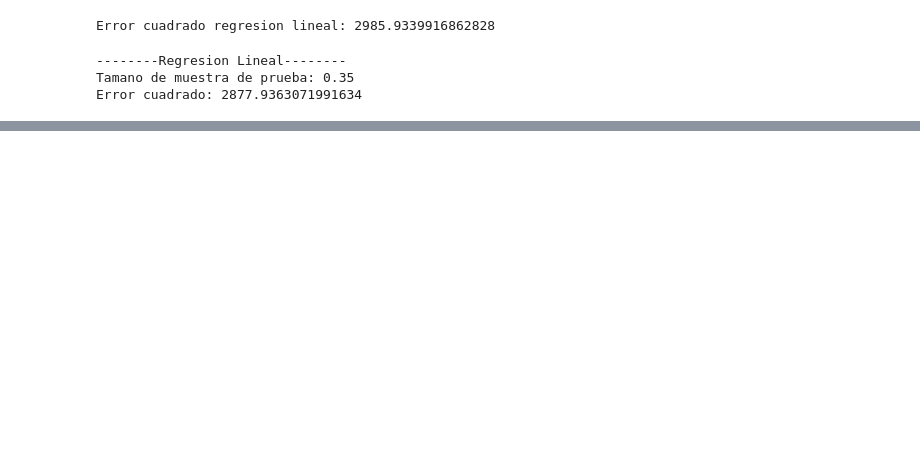
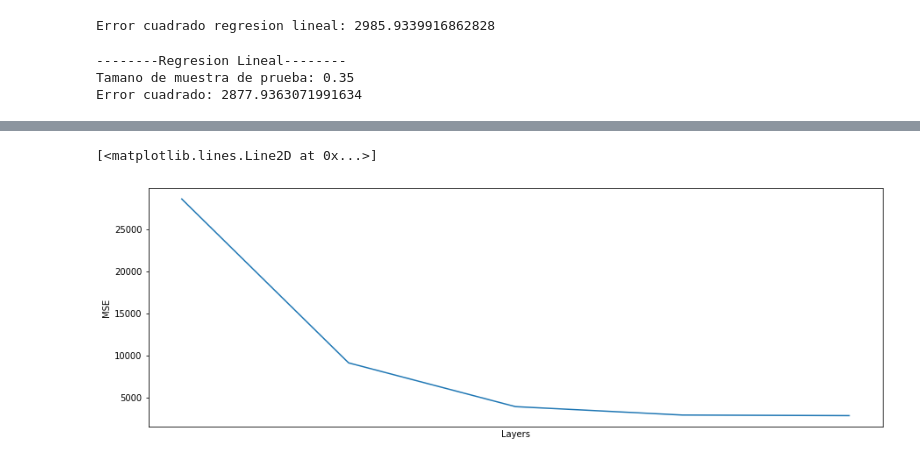
Before and after one commit to ANN-2019-2/evaluacion-kanequito2, a Jupyter notebook: 02-diabetes.ipynb, the cells around one changed output, grey strips where cells are left out. Cells and saved outputs as stored; diff of their text form; code cells hidden in the pictures; blank space fills up the shorter version.

```diff
--- a/02-diabetes.ipynb
+++ b/02-diabetes.ipynb
@@ -278,5 +298,14 @@ INFO:tensorflow:Running local_init_op.
 INFO:tensorflow:Done running local_init_op.
 # %%
 model_layers = layers[errors_layers.index(min(errors_layers))]
+# %%
+plt.figure(figsize=(15,5))
+plt.xlabel('Layers')
+plt.ylabel("MSE")
+plt.xticks(model_layers)
+plt.plot([len(x) for x in layers],errors_layers)
+# %% [output]
+[<matplotlib.lines.Line2D at 0x...>]
+[figure, added]
 # %%
 final_errors = []
```
Also changed, not shown: parts of 18 cells of this notebook, 2 other files.
